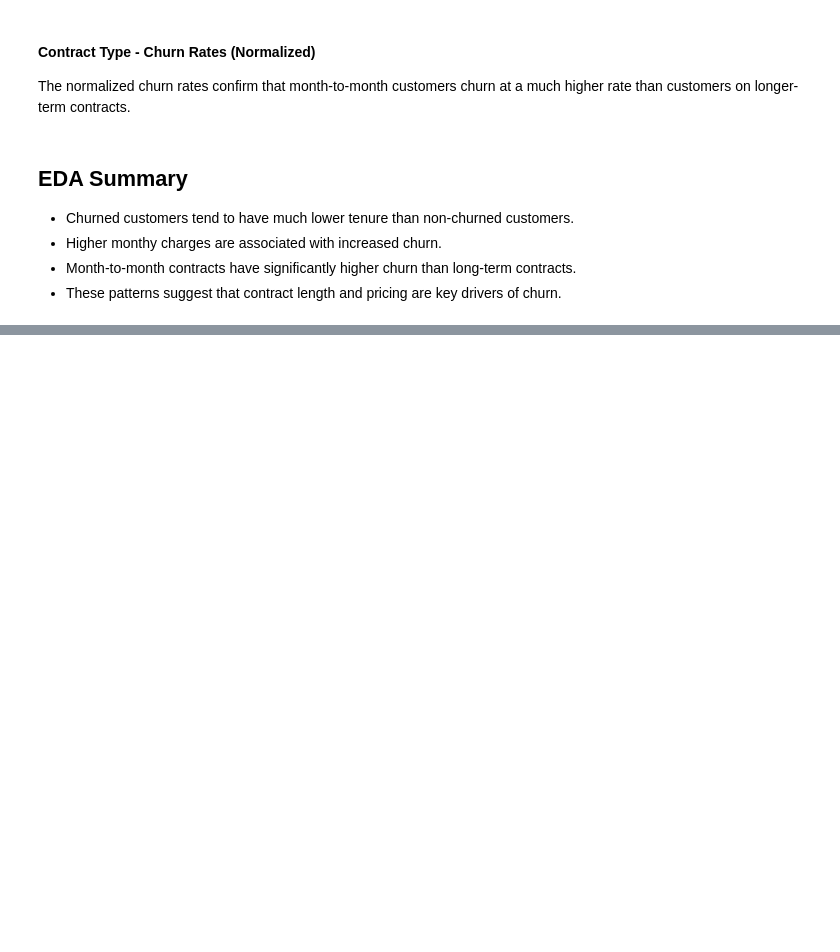
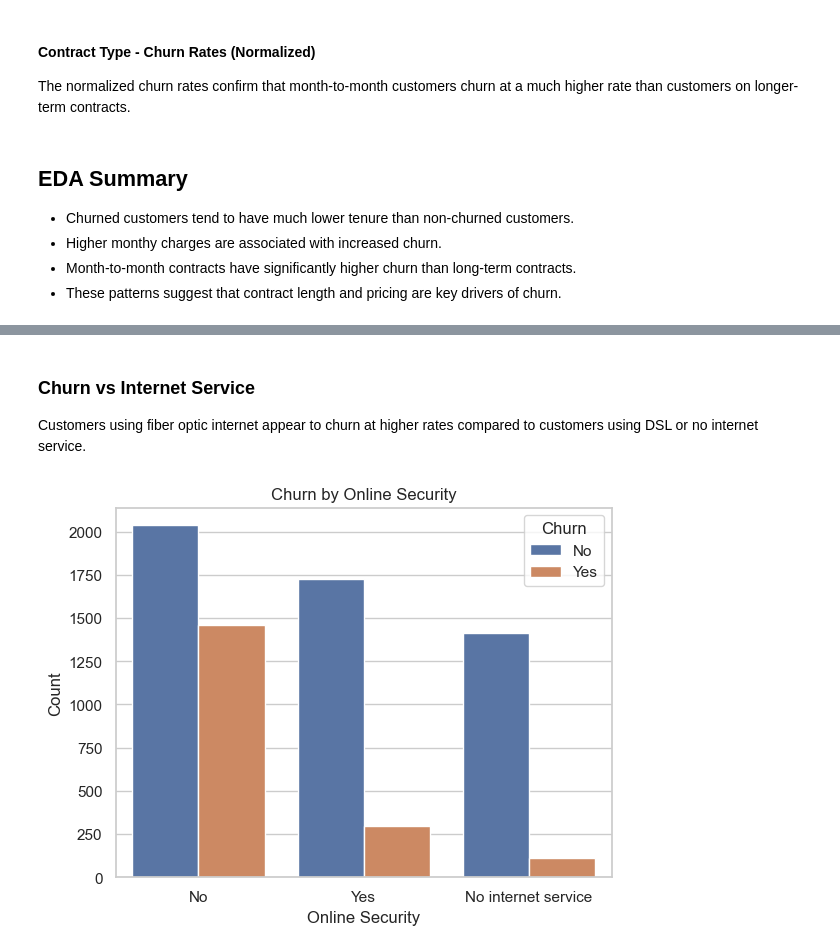
Before and after one commit to japjot-singh08/telco-customer-churn, a Jupyter notebook: customer_churn_analysis.ipynb, the cells around one changed output, grey strips where cells are left out. Drawn from its saved outputs; the diff is of its cells as text; code cells hidden in the pictures; blank space fills up the shorter version.

```diff
--- a/customer_churn_analysis.ipynb
+++ b/customer_churn_analysis.ipynb
@@ -242,0 +253,12 @@ The normalized churn rates confirm that month-to-month customers churn at a much
+# %% [markdown]
+### Churn vs Internet Service
+
+Customers using fiber optic internet appear to churn at higher rates compared to customers using DSL or no internet service.
+# %%
+sns.countplot(x='OnlineSecurity', hue='Churn', data=data)
+plt.title('Churn by Online Security')
+plt.xlabel('Online Security')
+plt.ylabel('Count')
+plt.show()
+# %% [output]
+[figure, added]
```
Also changed, not shown: parts of 8 cells of this notebook.
